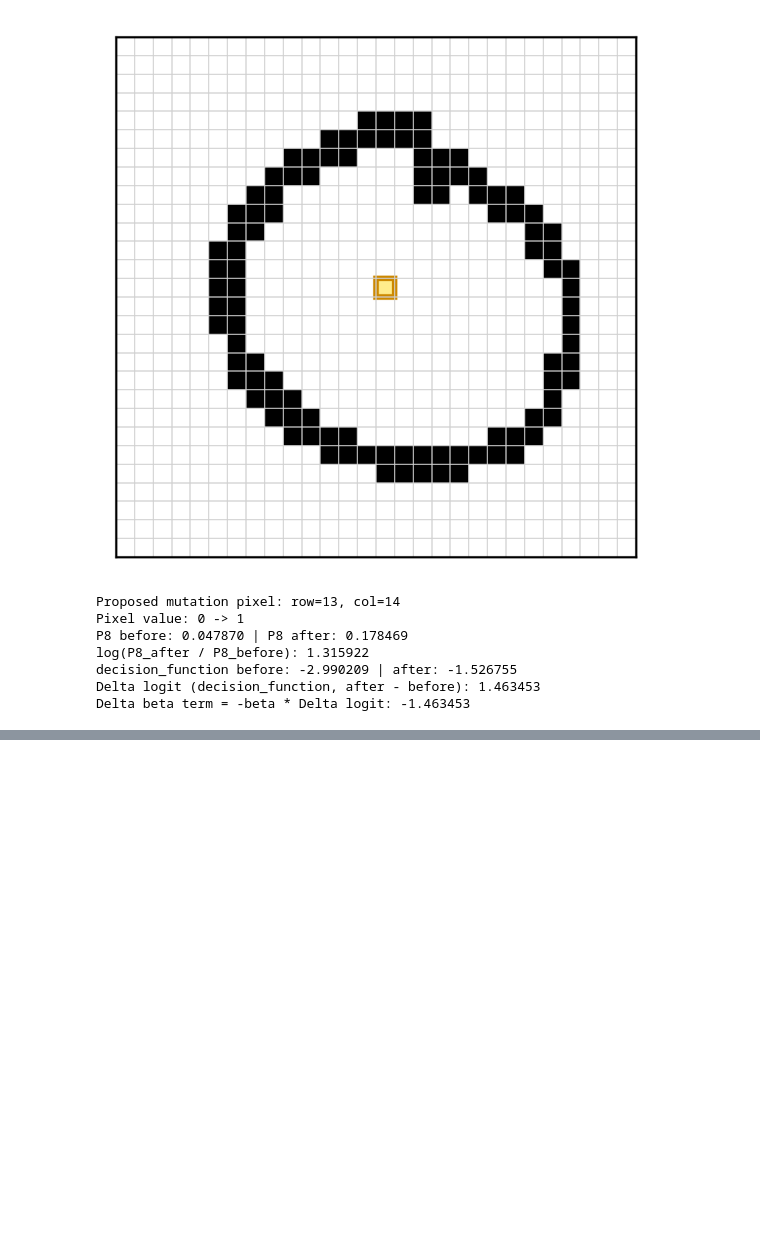
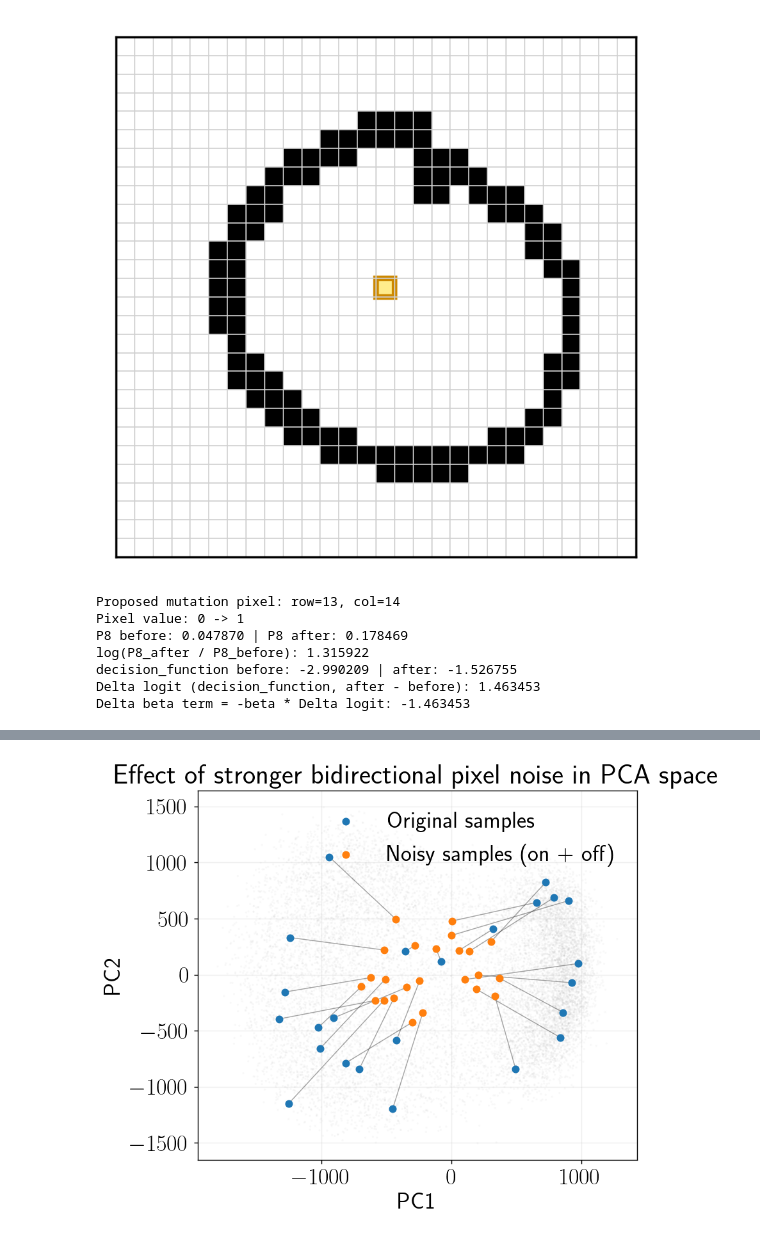
Before and after one commit to spqb/thermostable-ribozymes, a Jupyter notebook: notebooks/create_MNIST_images.ipynb, the cells around one changed output, grey strips where cells are left out. Drawn from its saved outputs; the diff is of its cells as text; code cells hidden in the pictures; blank space fills up the shorter version.

```diff
--- a/notebooks/create_MNIST_images.ipynb
+++ b/notebooks/create_MNIST_images.ipynb
@@ -562,0 +701,94 @@ Selected pixel highlighted in both panels: row=13, col=14
+# %%
+# Add stronger bidirectional pixel noise to random MNIST images and project them in PCA space.
+rng_noise = np.random.default_rng(2026)
+
+n_noisy = 24
+noise_on_prob = 0.30   # Add random white pixels on background.
+noise_off_prob = 0.3  # Turn off random active pixels (salt-and-pepper style).
+bg_threshold = 0.15
+fg_threshold = 0.35
+
+sample_idx = rng_noise.choice(len(X_joined), size=n_noisy, replace=False)
+imgs_orig = X_joined[sample_idx].astype(np.float32)
+if imgs_orig.ndim == 2:
+    imgs_orig = imgs_orig.reshape(-1, 28, 28)
+
+# Normalize to [0, 1] for controlled noise injection.
+imgs_norm = imgs_orig.copy()
+if imgs_norm.max() > 1.0:
+    imgs_norm = imgs_norm / 255.0
+
+# Add noise on background and remove noise on foreground.
+bg_mask = imgs_norm < bg_threshold
+fg_mask = imgs_norm > fg_threshold
+
+noise_on_mask = (rng_noise.random(imgs_norm.shape) < noise_on_prob) & bg_mask
+noise_off_mask = (rng_noise.random(imgs_norm.shape) < noise_off_prob) & fg_mask
+
+imgs_noisy = imgs_norm.copy()
+imgs_noisy[noise_on_mask] = 1.0
+imgs_noisy[noise_off_mask] = 0.0
+
+# Project both original and noisy images with the already-fitted PCA.
+# Keep PCA input scale consistent with the fit data (raw 0-255 if needed).
+if X_joined.max() > 1.0:
+    imgs_orig_pca = (imgs_norm * 255.0).reshape(n_noisy, -1)
+    imgs_noisy_pca = (imgs_noisy * 255.0).reshape(n_noisy, -1)
+else:
+    imgs_orig_pca = imgs_norm.reshape(n_noisy, -1)
+    imgs_noisy_pca = imgs_noisy.reshape(n_noisy, -1)
+
+orig_proj = pca.transform(imgs_orig_pca)
+noisy_proj = pca.transform(imgs_noisy_pca)
+
+fig, ax = plt.subplots(figsize=(7, 6), dpi=130)
+
+# Background cloud for context.
+ax.scatter(X_08_pca[:, 0], X_08_pca[:, 1], s=3, alpha=0.05, c="gray", edgecolors="none")
+
+# Original sampled images and their noisy counterparts.
+ax.scatter(orig_proj[:, 0], orig_proj[:, 1], s=32, c="#1f77b4", label="Original samples", zorder=3)
+ax.scatter(noisy_proj[:, 0], noisy_proj[:, 1], s=32, c="#ff7f0e", label="Noisy samples (on + off)", zorder=4)
+
+# Draw displacement arrows from original -> noisy in PCA space.
+for i in range(n_noisy):
+    ax.plot(
+        [orig_proj[i, 0], noisy_proj[i, 0]],
+        [orig_proj[i, 1], noisy_proj[i, 1]],
+        color="black",
+        alpha=0.35,
+        linewidth=0.8,
+        zorder=2,
+    )
+
+ax.set_xlabel("PC1")
+ax.set_ylabel("PC2")
+ax.set_title("Effect of stronger bidirectional pixel noise in PCA space")
+ax.legend(frameon=False)
+ax.grid(alpha=0.2)
+
+plt.tight_layout()
+plt.show()
+
+# Show a few image examples (original vs noisy).
+fig, axes = plt.subplots(2, 6, figsize=(9, 3), dpi=130)
+show_n = 6
+for j in range(show_n):
+    axes[0, j].imshow(imgs_norm[j], cmap="gray_r", vmin=0, vmax=1)
+    axes[0, j].set_title("orig", fontsize=9)
+    axes[0, j].axis("off")
+
+    axes[1, j].imshow(imgs_noisy[j], cmap="gray_r", vmin=0, vmax=1)
+    axes[1, j].set_title("noisy", fontsize=9)
+    axes[1, j].axis("off")
+
+plt.tight_layout()
+plt.show()
+
+mean_shift = np.mean(np.linalg.norm(noisy_proj - orig_proj, axis=1))
+print("Noisy samples:", n_noisy)
+print("Background add probability:", noise_on_prob)
+print("Foreground off probability:", noise_off_prob)
+print("Average PCA displacement (L2):", float(mean_shift))
+# %% [output]
+[figure, added]
```
Also changed, not shown: parts of 10 cells of this notebook, 4 other files.
